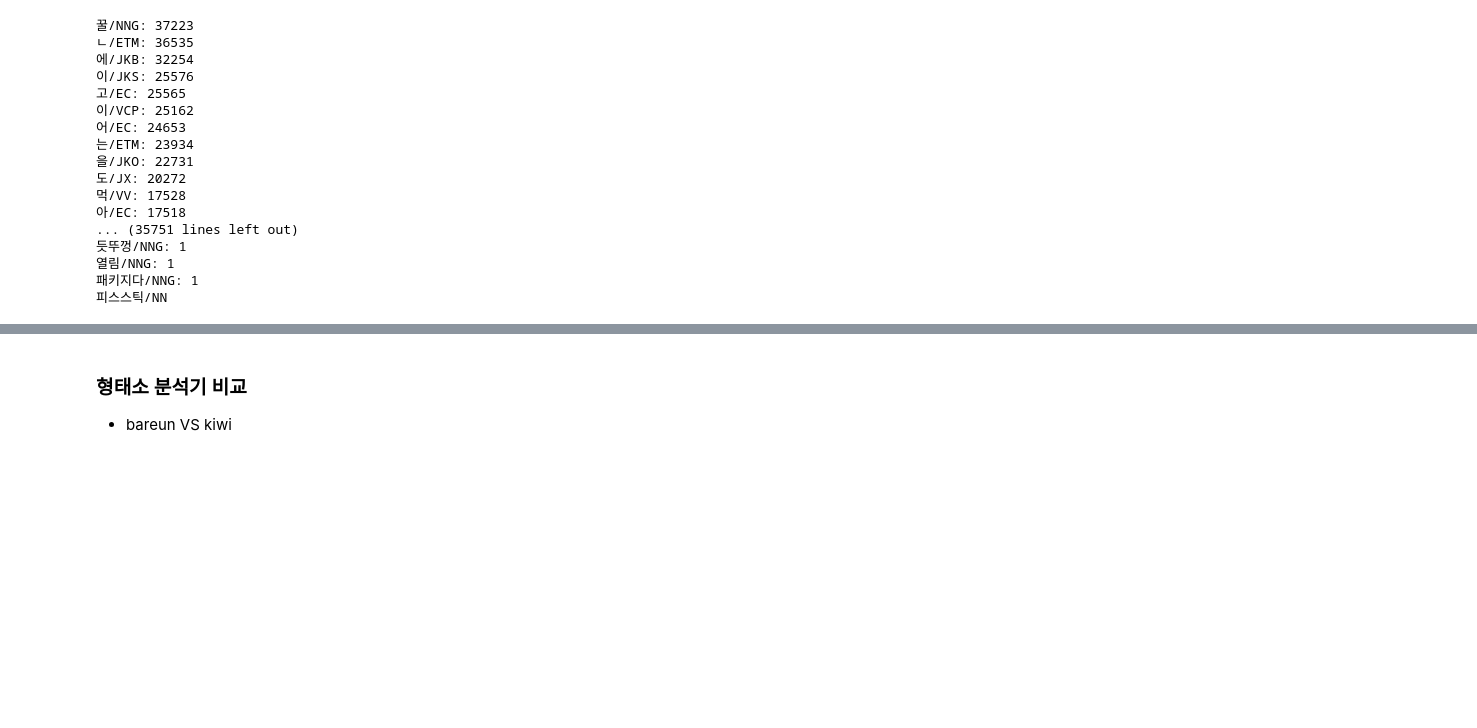
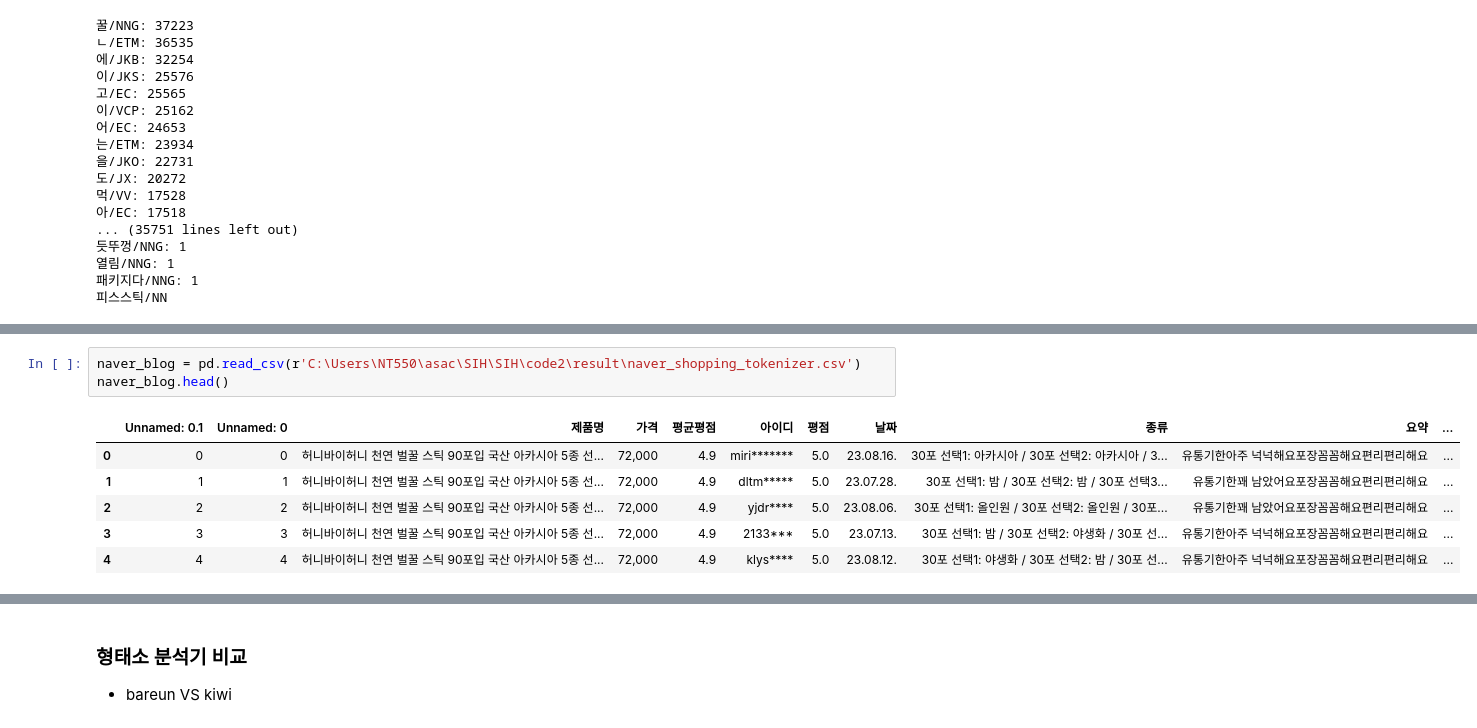
Before and after one commit to eatthecompanyxasac/doeat2023, a Jupyter notebook: SIH/code2/code/bareunpy.ipynb, the cells around one changed output, grey strips where cells are left out. Drawn from its saved outputs; the diff is of its cells as text; blank space fills up the shorter version.

```diff
--- a/SIH/code2/code/bareunpy.ipynb
+++ b/SIH/code2/code/bareunpy.ipynb
@@ -458,0 +431,10 @@ df_blog
+# %%
+naver_blog = pd.read_csv(r'C:\Users\NT550\asac\SIH\SIH\code2\result\naver_shopping_tokenizer.csv')
+naver_blog.head()
+# %% [output]
+|  | Unnamed: 0.1 | Unnamed: 0 | 제품명 | 가격 | 평균평점 | 아이디 | 평점 | 날짜 | 종류 | 요약 | ... |
+| 0 | 0 | 0 | 허니바이허니 천연 벌꿀 스틱 90포입 국산 아카시아 5종 선... | 72,000 | 4.9 | miri******* | 5.0 | 23.08.16. | 30포 선택1: 아카시아 / 30포 선택2: 아카시아 / 3... | 유통기한아주 넉넉해요포장꼼꼼해요편리편리해요 | ... |
+| 1 | 1 | 1 | 허니바이허니 천연 벌꿀 스틱 90포입 국산 아카시아 5종 선... | 72,000 | 4.9 | dltm***** | 5.0 | 23.07.28. | 30포 선택1: 밤 / 30포 선택2: 밤 / 30포 선택3... | 유통기한꽤 남았어요포장꼼꼼해요편리편리해요 | ... |
+| 2 | 2 | 2 | 허니바이허니 천연 벌꿀 스틱 90포입 국산 아카시아 5종 선... | 72,000 | 4.9 | yjdr**** | 5.0 | 23.08.06. | 30포 선택1: 올인원 / 30포 선택2: 올인원 / 30포... | 유통기한꽤 남았어요포장꼼꼼해요편리편리해요 | ... |
+| 3 | 3 | 3 | 허니바이허니 천연 벌꿀 스틱 90포입 국산 아카시아 5종 선... | 72,000 | 4.9 | 2133*** | 5.0 | 23.07.13. | 30포 선택1: 밤 / 30포 선택2: 야생화 / 30포 선... | 유통기한아주 넉넉해요포장꼼꼼해요편리편리해요 | ... |
+| 4 | 4 | 4 | 허니바이허니 천연 벌꿀 스틱 90포입 국산 아카시아 5종 선... | 72,000 | 4.9 | klys**** | 5.0 | 23.08.12. | 30포 선택1: 야생화 / 30포 선택2: 밤 / 30포 선... | 유통기한아주 넉넉해요포장꼼꼼해요편리편리해요 | ... |
```
Also changed, not shown: parts of 13 cells of this notebook, 7 other files.
